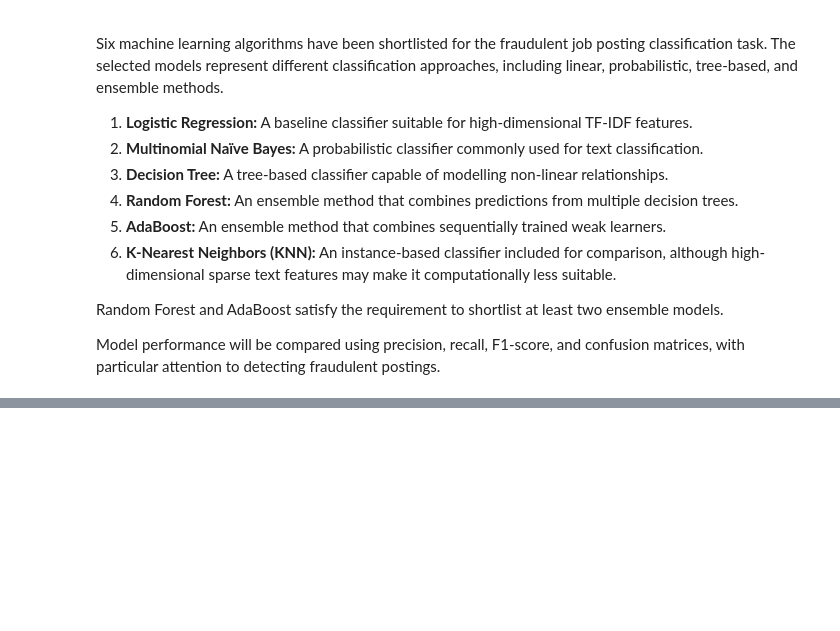
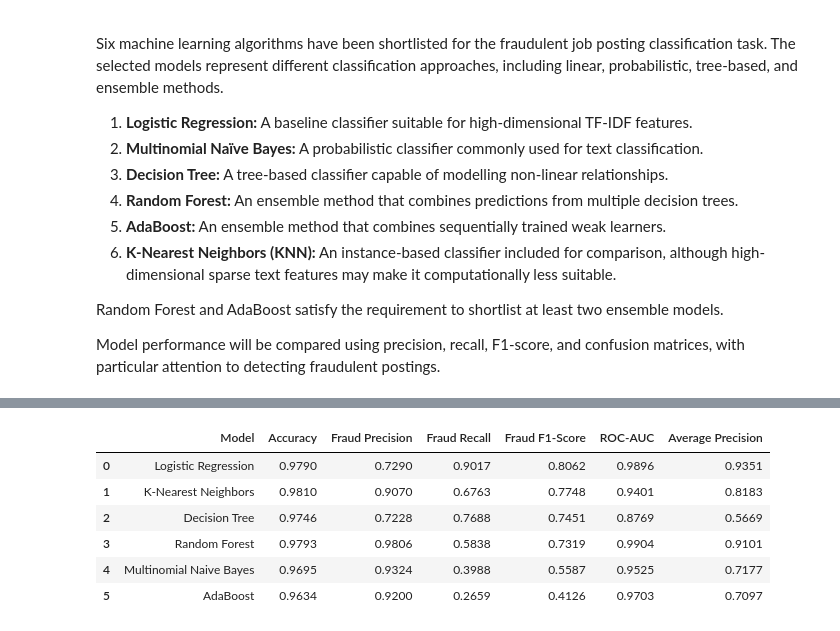
Before and after one commit to auyashas/fake-job-posting-analyzer, a Jupyter notebook: fakeJobPostAnalyzer.ipynb, the cells around one changed output, grey strips where cells are left out. Drawn from its saved outputs; the diff is of its cells as text; code cells hidden in the pictures; blank space fills up the shorter version.

```diff
--- a/fakeJobPostAnalyzer.ipynb
+++ b/fakeJobPostAnalyzer.ipynb
@@ -439,0 +681,71 @@ Model performance will be compared using precision, recall, F1-score, and confus
+# %%
+
+from sklearn.metrics import (
+    accuracy_score,
+    precision_score,
+    recall_score,
+    f1_score,
+    roc_auc_score,
+    average_precision_score,
+    classification_report
+)
+import pandas as pd
+
+results = []
+predictions = {}
+probabilities = {}
+
+for name, pipeline in trained_models.items():
+    # Predict labels and fraud probabilities on the test set
+    y_pred = pipeline.predict(X_test)
+    y_prob = pipeline.predict_proba(X_test)[:, 1]
+
+    predictions[name] = y_pred
+    probabilities[name] = y_prob
+
+    results.append({
+        "Model": name,
+        "Accuracy": accuracy_score(y_test, y_pred),
+        "Fraud Precision": precision_score(
+            y_test, y_pred, zero_division=0
+        ),
+        "Fraud Recall": recall_score(
+            y_test, y_pred, zero_division=0
+        ),
+        "Fraud F1-Score": f1_score(
+            y_test, y_pred, zero_division=0
+        ),
+        "ROC-AUC": roc_auc_score(y_test, y_prob),
+        "Average Precision": average_precision_score(
+            y_test, y_prob
+        )
+    })
+
+results_df = pd.DataFrame(results)
+
+# Display the comparison, sorted by fraudulent-class F1
+results_df = results_df.sort_values(
+    by="Fraud F1-Score",
+    ascending=False
+).reset_index(drop=True)
+
+display(results_df.round(4))
+
+print("\nDetailed classification reports")
+for name in trained_models:
+    print(f"\n{'=' * 60}")
+    print(name)
+    print(classification_report(
+        y_test,
+        predictions[name],
+        target_names=["Legitimate", "Fraudulent"],
+        zero_division=0
+    ))
+# %% [output]
+|  | Model | Accuracy | Fraud Precision | Fraud Recall | Fraud F1-Score | ROC-AUC | Average Precision |
+| 0 | Logistic Regression | 0.9790 | 0.7290 | 0.9017 | 0.8062 | 0.9896 | 0.9351 |
+| 1 | K-Nearest Neighbors | 0.9810 | 0.9070 | 0.6763 | 0.7748 | 0.9401 | 0.8183 |
+| 2 | Decision Tree | 0.9746 | 0.7228 | 0.7688 | 0.7451 | 0.8769 | 0.5669 |
+| 3 | Random Forest | 0.9793 | 0.9806 | 0.5838 | 0.7319 | 0.9904 | 0.9101 |
+| 4 | Multinomial Naive Bayes | 0.9695 | 0.9324 | 0.3988 | 0.5587 | 0.9525 | 0.7177 |
+| 5 | AdaBoost | 0.9634 | 0.9200 | 0.2659 | 0.4126 | 0.9703 | 0.7097 |
```
Also changed, not shown: parts of 21 cells of this notebook.
